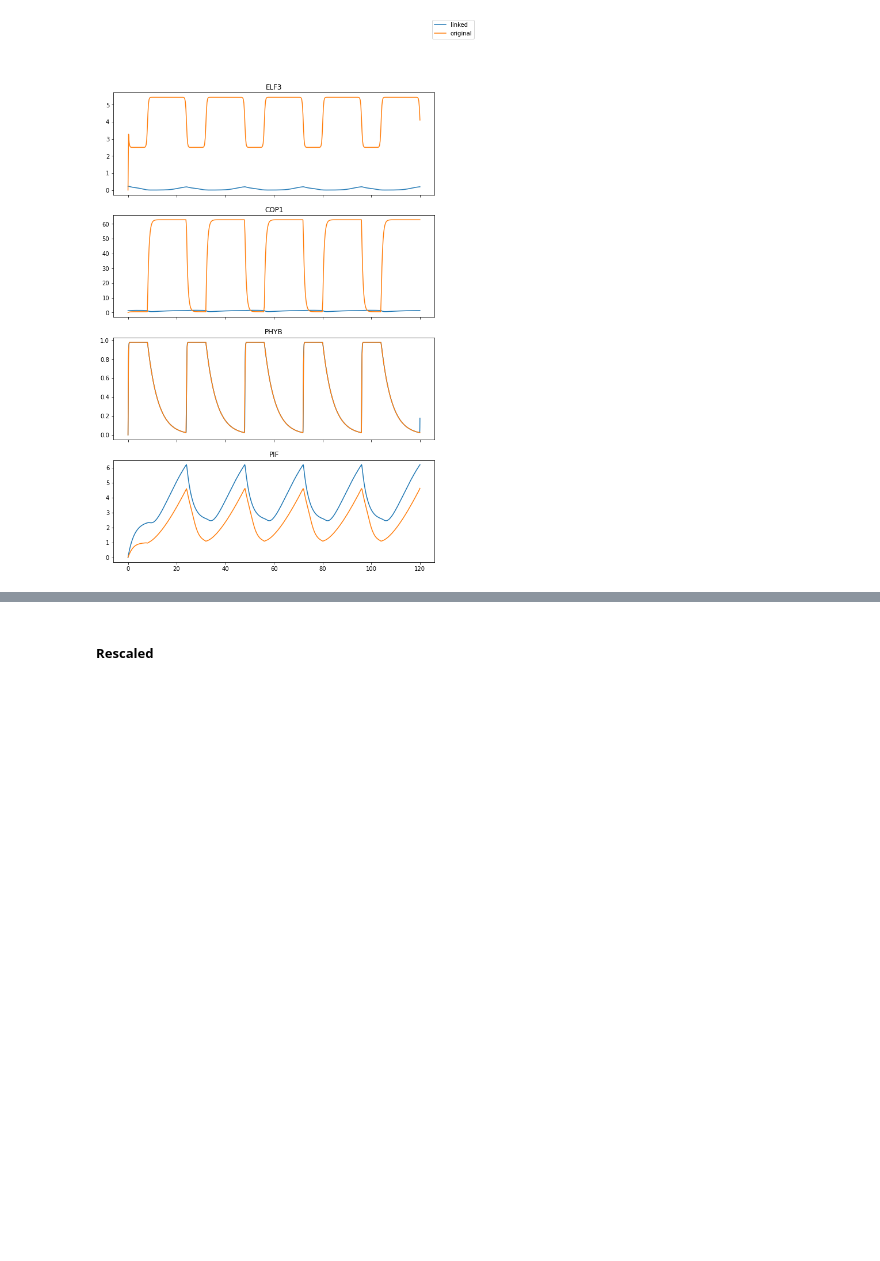
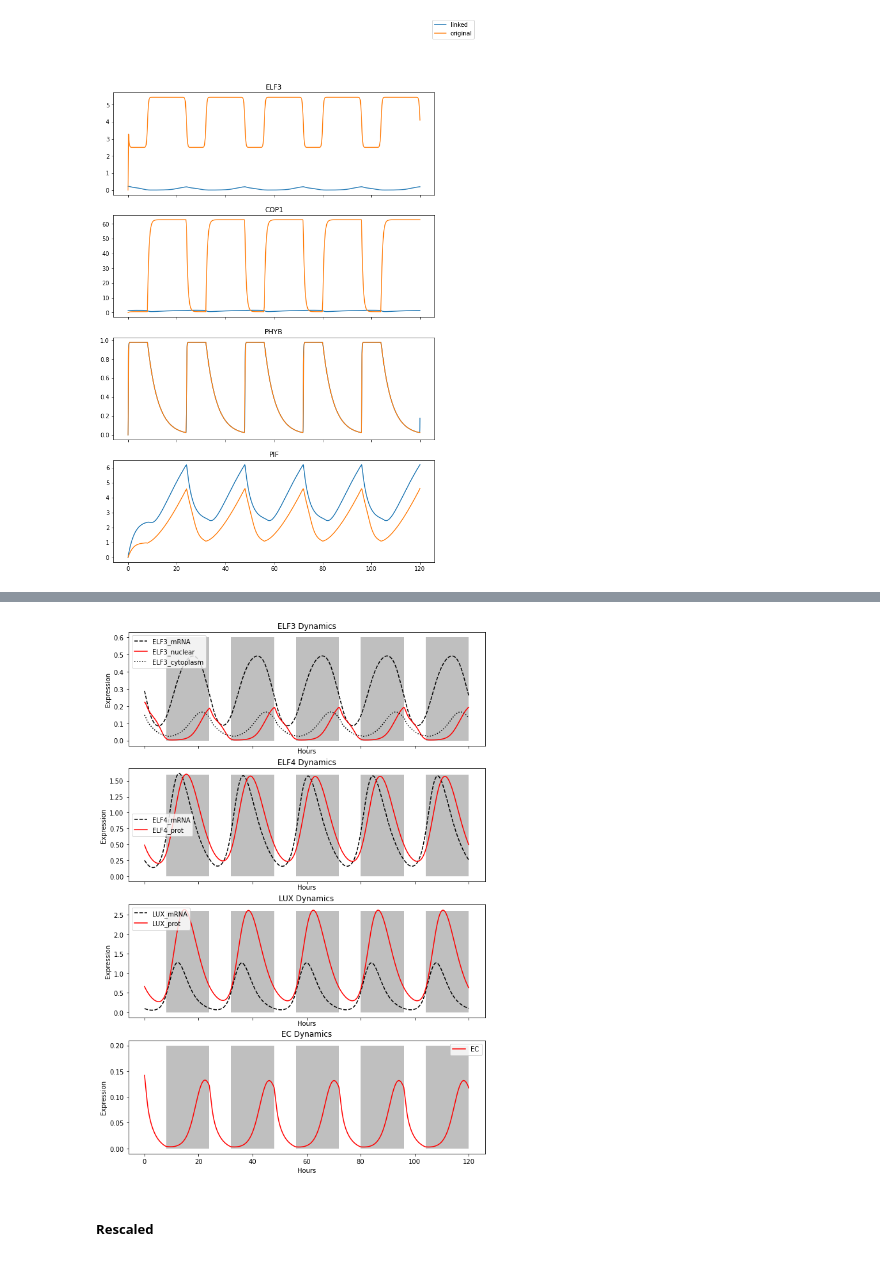
Before and after one commit to cbantock/arabidopsis_clock_linked_growth_model, a Jupyter notebook: CB_hypocotyl_growth_model.ipynb, the cells around one changed output, grey strips where cells are left out. Cells and saved outputs as stored; diff of their text form; code cells hidden in the pictures; blank space fills up the shorter version.

```diff
--- a/CB_hypocotyl_growth_model.ipynb
+++ b/CB_hypocotyl_growth_model.ipynb
@@ -944,3 +993,51 @@ fig.legend(labels = ['linked', 'original'])
+# %%
+fig, ax = plt.subplots(4, sharex=True, figsize=(10,15))
+
+# ELF3
+ax[0].plot(Y8['time_steps'], Y8['ELF3_mRNA'], label = 'ELF3_mRNA', color='k', linestyle='--')
+ax[0].plot(Y8['time_steps'], Y8['ELF3_nuclear'], label = 'ELF3_nuclear', color='red')
+ax[0].plot(Y8['time_steps'], Y8['ELF3_cytoplasm'], label = 'ELF3_cytoplasm', color='k',linestyle='dotted' )
+ax[0].legend(loc='best')
+ax[0].set_ylabel('Expression')
+ax[0].set_xlabel('Hours')
+ax[0].set_title('ELF3 Dynamics')
+for days in range(0,5):
+    time_day=np.linspace(days*24+8,(days*24)+24, 100)
+    ax[0].fill_between(time_day, 0, 0.6, facecolor='grey', alpha=0.5)
+
+# ELF4
+ax[1].plot(Y8['time_steps'], Y8['ELF4_mRNA'], label = 'ELF4_mRNA', color='k', linestyle='--')
+ax[1].plot(Y8['time_steps'], Y8['ELF4_prot'], label = 'ELF4_prot', color='red')
+ax[1].legend(loc='best')
+ax[1].set_ylabel('Expression')
+ax[1].set_xlabel('Hours')
+ax[1].set_title('ELF4 Dynamics')
+for days in range(0,5):
+    time_day=np.linspace(days*24+8,(days*24)+24, 100)
+    ax[1].fill_between(time_day, 0, 1.6, facecolor='grey', alpha=0.5)
+
+# LUX
+ax[2].plot(Y8['time_steps'], Y8['LUX_mRNA'], label = 'LUX_mRNA', color='k', linestyle='--')
+ax[2].plot(Y8['time_steps'], Y8['LUX_prot'], label = 'LUX_prot', color='red')
+ax[2].legend(loc='best')
+ax[2].set_ylabel('Expression')
+ax[2].set_xlabel('Hours')
+ax[2].set_title('LUX Dynamics')
+for days in range(0,5):
+    time_day=np.linspace(days*24+8,(days*24)+24, 100)
+    ax[2].fill_between(time_day, 0, 2.6, facecolor='grey', alpha=0.5)
+
+# EC
+ax[3].plot(Y8['time_steps'], Y8['EC'], label = 'EC', color='red')
+ax[3].legend(loc='best')
+ax[3].set_ylabel('Expression')
+ax[3].set_xlabel('Hours')
+ax[3].set_title('EC Dynamics')
+for days in range(0,5):
+    time_day=np.linspace(days*24+8,(days*24)+24, 100)
+    ax[3].fill_between(time_day, 0, 0.2, facecolor='grey', alpha=0.5)
+# %% [output]
+[figure, added]
 # %% [markdown]
 ##### **Rescaled**
 # %%
```
Also changed, not shown: parts of 7 cells of this notebook.
